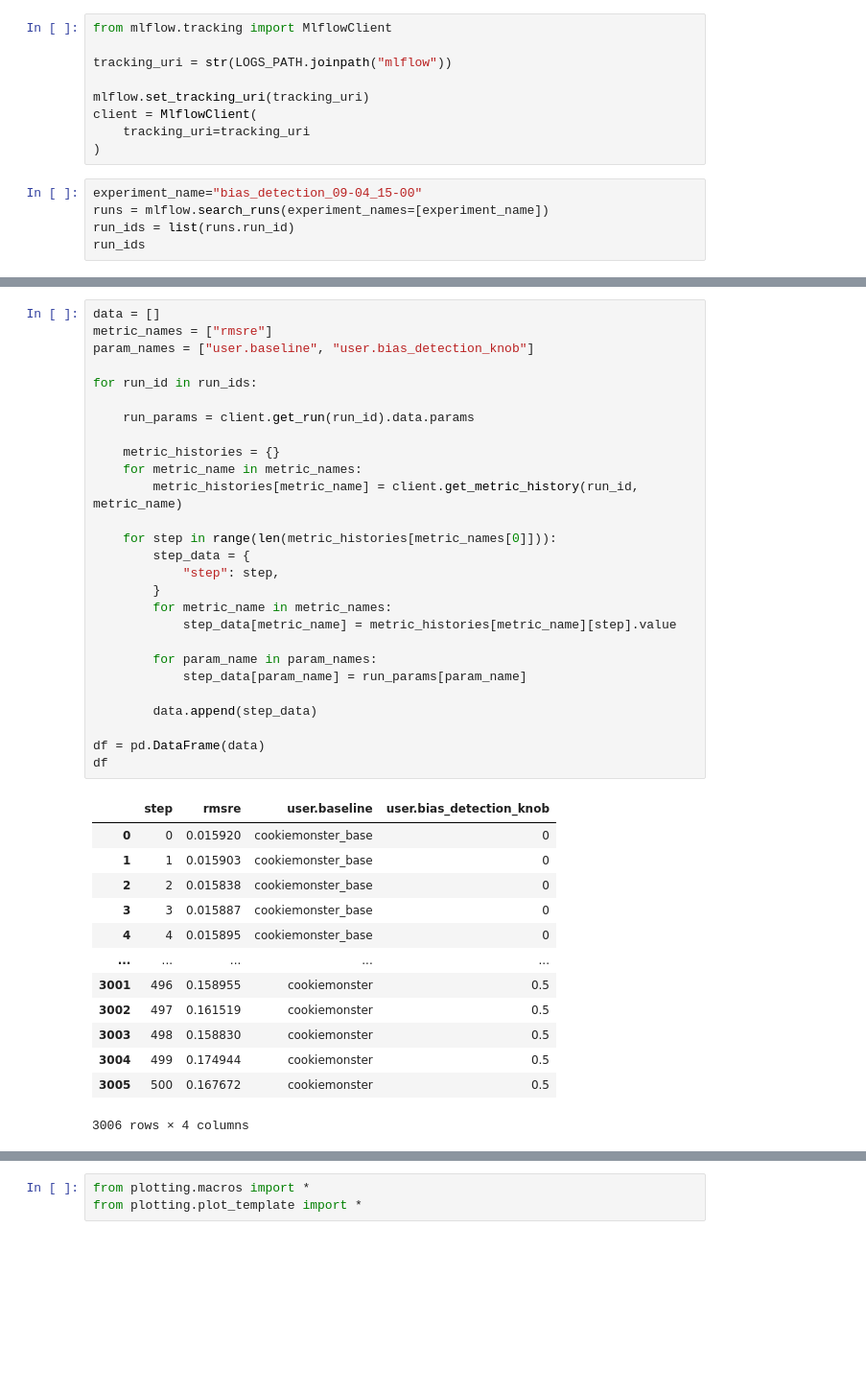
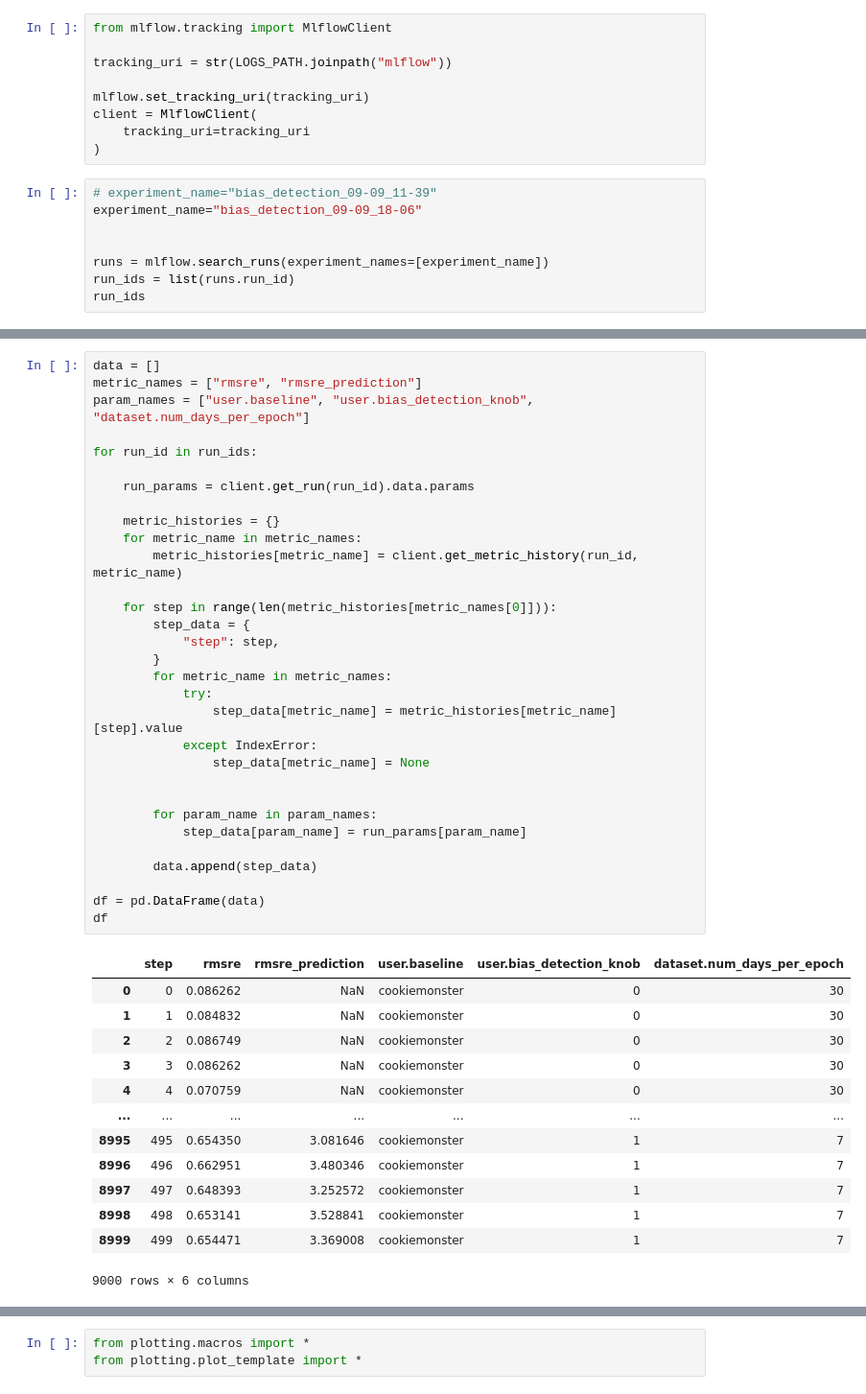
Before and after one commit to columbia/cookiemonster, a Jupyter notebook: notebooks/bias_data.ipynb, the cells around one changed output, grey strips where cells are left out. Shown at 96% size. Saved outputs shown, nothing was run; the diff lists cells and outputs as text; blank space fills up the shorter version.

```diff
--- a/notebooks/bias_data.ipynb
+++ b/notebooks/bias_data.ipynb
@@ -13,7 +27,10 @@ client = MlflowClient(
     tracking_uri=tracking_uri
 )
 # %%
-experiment_name="bias_detection_09-04_15-00"
+# experiment_name="bias_detection_09-09_11-39"
+experiment_name="bias_detection_09-09_18-06"
+
+
 runs = mlflow.search_runs(experiment_names=[experiment_name])
 run_ids = list(runs.run_id)
 run_ids
@@ -27,43 +56,47 @@ run_ids
 # %%
 data = []
-metric_names = ["rmsre"]
-param_names = ["user.baseline", "user.bias_detection_knob"]
+metric_names = ["rmsre", "rmsre_prediction"]
+param_names = ["user.baseline", "user.bias_detection_knob", "dataset.num_days_per_epoch"]
 
 for run_id in run_ids:
 
     run_params = client.get_run(run_id).data.params
 
     metric_histories = {}
     for metric_name in metric_names:
         metric_histories[metric_name] = client.get_metric_history(run_id, metric_name)
 
     for step in range(len(metric_histories[metric_names[0]])):
         step_data = {
             "step": step,
         }
         for metric_name in metric_names:
-            step_data[metric_name] = metric_histories[metric_name][step].value
+            try:
+                step_data[metric_name] = metric_histories[metric_name][step].value
+            except IndexError:
+                step_data[metric_name] = None
+
 
         for param_name in param_names:
             step_data[param_name] = run_params[param_name]
 
         data.append(step_data)
 
 df = pd.DataFrame(data)
 df
 # %% [output]
-|  | step | rmsre | user.baseline | user.bias_detection_knob |
-| 0 | 0 | 0.015920 | cookiemonster_base | 0 |
-| 1 | 1 | 0.015903 | cookiemonster_base | 0 |
-| 2 | 2 | 0.015838 | cookiemonster_base | 0 |
-| 3 | 3 | 0.015887 | cookiemonster_base | 0 |
-| 4 | 4 | 0.015895 | cookiemonster_base | 0 |
-| ... | ... | ... | ... | ... |
-| 3001 | 496 | 0.158955 | cookiemonster | 0.5 |
-| 3002 | 497 | 0.161519 | cookiemonster | 0.5 |
-| 3003 | 498 | 0.158830 | cookiemonster | 0.5 |
-| 3004 | 499 | 0.174944 | cookiemonster | 0.5 |
-| 3005 | 500 | 0.167672 | cookiemonster | 0.5 |
+|  | step | rmsre | rmsre_prediction | user.baseline | user.bias_detection_knob | dataset.num_days_per_epoch |
+| 0 | 0 | 0.086262 | NaN | cookiemonster | 0 | 30 |
+| 1 | 1 | 0.084832 | NaN | cookiemonster | 0 | 30 |
+| 2 | 2 | 0.086749 | NaN | cookiemonster | 0 | 30 |
+| 3 | 3 | 0.086262 | NaN | cookiemonster | 0 | 30 |
+| 4 | 4 | 0.070759 | NaN | cookiemonster | 0 | 30 |
+| ... | ... | ... | ... | ... | ... | ... |
+| 8995 | 495 | 0.654350 | 3.081646 | cookiemonster | 1 | 7 |
+| 8996 | 496 | 0.662951 | 3.480346 | cookiemonster | 1 | 7 |
+| 8997 | 497 | 0.648393 | 3.252572 | cookiemonster | 1 | 7 |
+| 8998 | 498 | 0.653141 | 3.528841 | cookiemonster | 1 | 7 |
+| 8999 | 499 | 0.654471 | 3.369008 | cookiemonster | 1 | 7 |
-3006 rows × 4 columns
+9000 rows × 6 columns
 # %%
 # df["baseline"] = df["user.baseline"]
```
Also changed, not shown: parts of 14 cells of this notebook, 7 other files.
